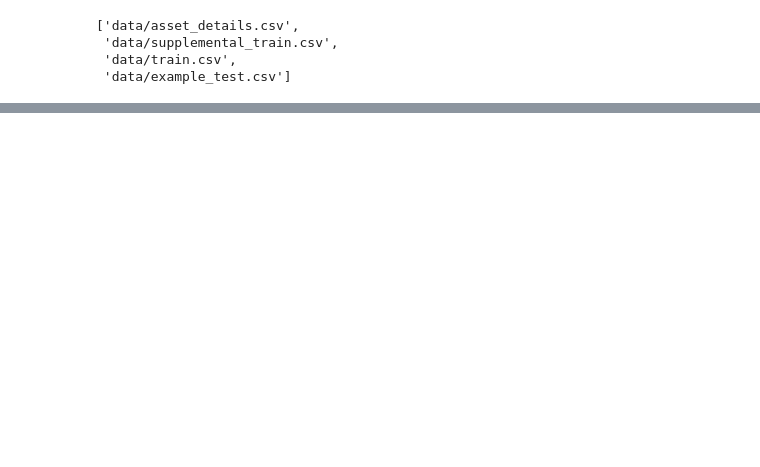
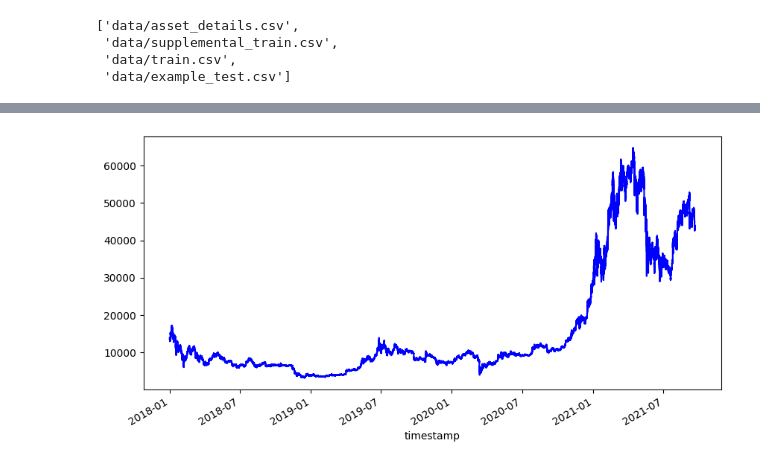
Before and after one commit to lcsrodriguez/cryptotrading, a Jupyter notebook: main.ipynb, the cells around one changed output, grey strips where cells are left out. Saved outputs shown, nothing was run; the diff lists cells and outputs as text; code cells hidden in the pictures; blank space fills up the shorter version.

```diff
--- a/main.ipynb
+++ b/main.ipynb
@@ -36,0 +39,14 @@ ASSET_DETAILS
+# %%
+def get_asset_id(asset_name: str) -> int:
+    """
+    Function returning the asset id from a given asset name
+    """
+    # Getting the list of asset names
+    LIST_ASSET_NAMES = ASSET_DETAILS['Asset_Name'].to_numpy()
+
+    # Checking if the asset name is correct
+    if str(asset_name) not in LIST_ASSET_NAMES:
+        raise Exception(f"The given asset name is unknown\nPlease use one from: {LIST_ASSET_NAMES}")
+
+    # Returning the corresponding asset id
+    return list(ASSET_DETAILS.index[ASSET_DETAILS["Asset_Name"] == str(asset_name)])[0]
@@ -38,4 +68 @@ ASSET_DETAILS
 TRAIN = pd.read_csv(filepath_or_buffer="data/train.csv")
-# %%
-TRAIN["timestamp"] = pd.to_datetime(arg=TRAIN["timestamp"],
-                                    unit="s", errors="ignore")
@@ -41,0 +107,5 @@ TRAIN["timestamp"] = pd.to_datetime(arg=TRAIN["timestamp"],
+# %%
+# Displaying a random dataframe (train)
+_ = df_train[get_asset_id("Bitcoin")]["Open"].plot()
+# %% [output]
+[figure, added]
```
Also changed, not shown: parts of 19 cells of this notebook.
